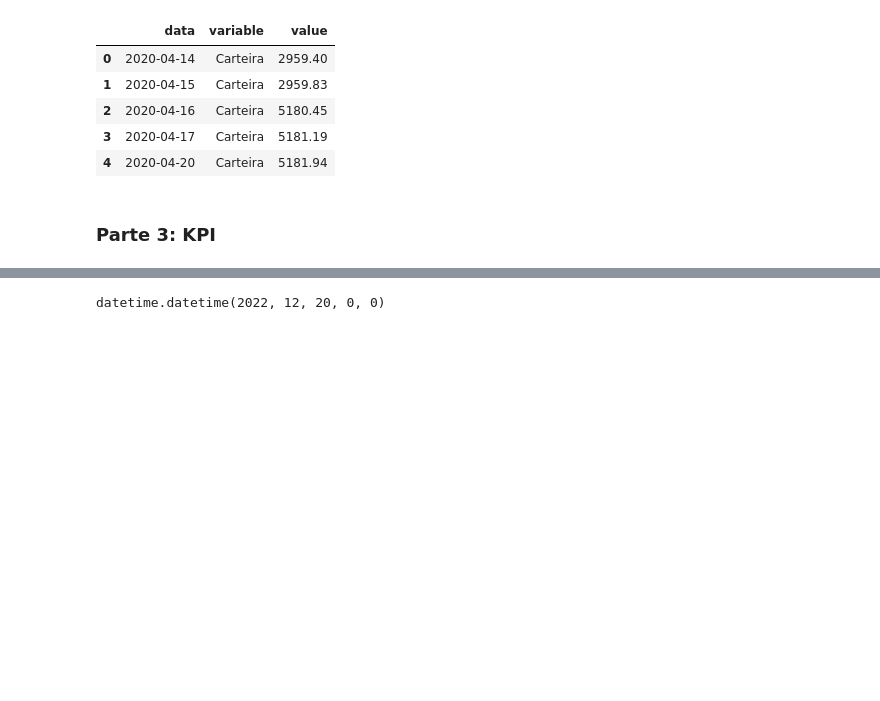
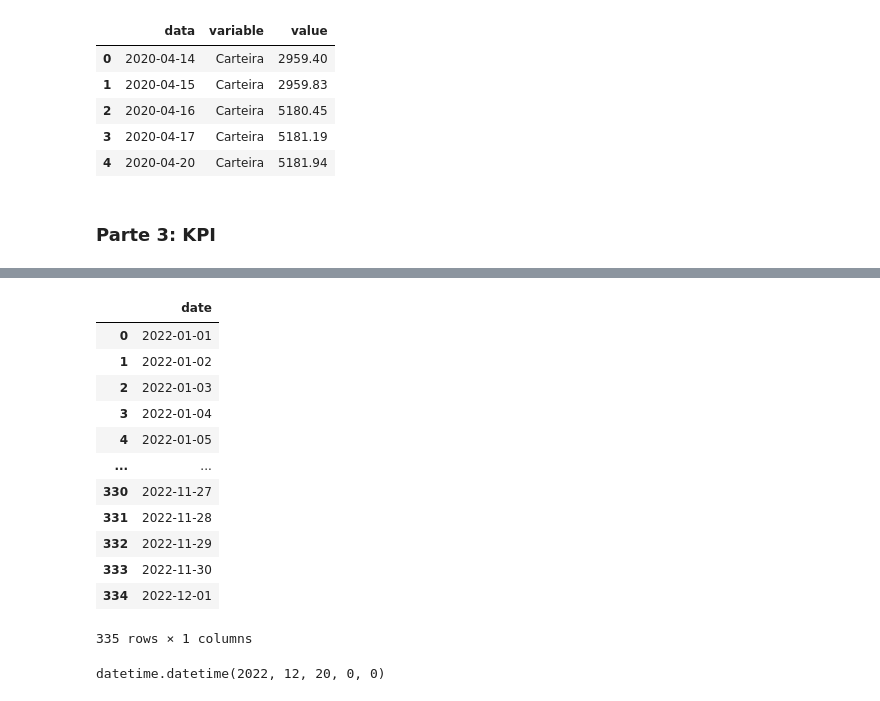
Before and after one commit to rknagao/b3-report, a Jupyter notebook: src/manutencao.ipynb, the cells around one changed output, grey strips where cells are left out. Saved outputs shown, nothing was run; the diff lists cells and outputs as text; code cells hidden in the pictures; blank space fills up the shorter version.

```diff
--- a/src/manutencao.ipynb
+++ b/src/manutencao.ipynb
@@ -217,3 +257,22 @@ df_tesouro_historico.loc[df_tesouro_historico['data'] == df_tesouro_historico['d
+# %%
+df_tesouro_historico.head()
+df_hist_tesouro.head()
+df_date = pd.DataFrame({'date': pd.date_range(datetime.datetime(2022, 1, 1), datetime.datetime(2022, 12, 1))})
+a = pd.
+# %% [output]
+|  | date |
+| 0 | 2022-01-01 |
+| 1 | 2022-01-02 |
+| 2 | 2022-01-03 |
+| 3 | 2022-01-04 |
+| 4 | 2022-01-05 |
+| ... | ... |
+| 330 | 2022-11-27 |
+| 331 | 2022-11-28 |
+| 332 | 2022-11-29 |
+| 333 | 2022-11-30 |
+| 334 | 2022-12-01 |
+335 rows × 1 columns
 # %%
 import datetime
 # %%
```
Also changed, not shown: parts of 12 cells of this notebook, 4 other files.
